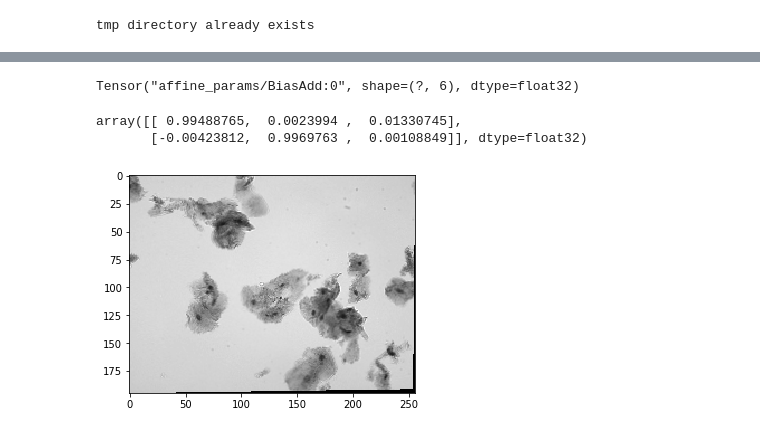
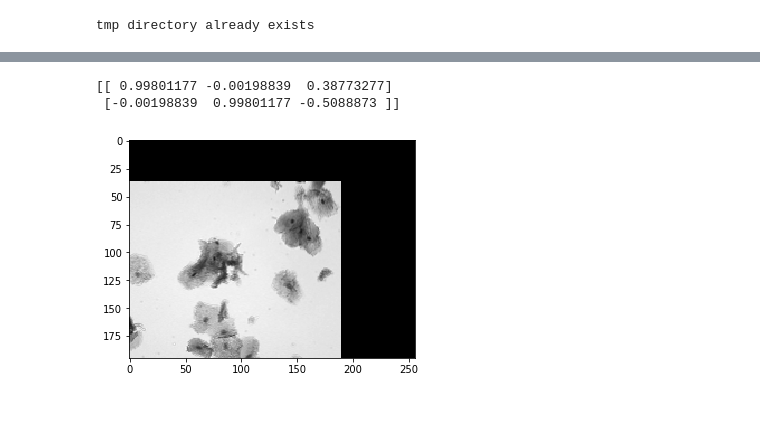
Before and after one commit to tristaaan/stitch-eval, a Jupyter notebook: notebooks/learning-method.ipynb, the cells around one changed output, grey strips where cells are left out. Drawn from its saved outputs; the diff is of its cells as text; code cells hidden in the pictures.

```diff
--- a/notebooks/learning-method.ipynb
+++ b/notebooks/learning-method.ipynb
@@ -355,23 +353,21 @@ plt.show()
 # %%
-im1 = resize(imread(all_files[1]), img_size)
-im2 = resize(imread(all_files[2]), img_size)
-im1 = im1.reshape(-1, *img_size)
-im2 = im2.reshape(-1, *img_size)
+im1 = resize(imread(train_paths[0]), img_size).reshape(-1, *img_size)
+im2 = resize(imread(train_paths[1]), img_size).reshape(-1, *img_size)
+# im2 = resize(rotate(imread(train_paths[1]), 10), img_size).reshape(-1, *img_size)
+
 im3 = my_model.predict([im1, im2])
-# %% [output]
-Tensor("affine_params/BiasAdd:0", shape=(?, 6), dtype=float32)
 # %%
-#
+# a model which does not include the STN and outputs the predicted affine translation
 intermediate_model = Model(inputs=[my_model.get_layer('reference_input').input,
                                    my_model.get_layer('moving_input').input],
                            outputs=[my_model.get_layer('affine_params').output])
-intermediate_model.predict([im1, im2])[0].reshape(2,3)
+M = intermediate_model.predict([im1, im2])[0].reshape(2,3)
+M[0,2] *= img_size[0]
+M[1,2] *= img_size[1]
+print(M)
+plt.imshow(im3[0][:,:,-1], cmap='gray')
+plt.show()
 # %% [output]
-array([[ 0.99488765,  0.0023994 ,  0.01330745],
-       [-0.00423812,  0.9969763 ,  0.00108849]], dtype=float32)
+[[ 0.99801177 -0.00198839  0.38773277]
+ [-0.00198839  0.99801177 -0.5088873 ]]
+[figure, added]
-# %%
-import matplotlib.pyplot as plt
-plt.imshow(im3[0][:,:,-1], cmap='gray')
-plt.show()
-# %% [output]
-[figure, removed]
```
Also changed, not shown: parts of 9 cells of this notebook, 1 other file.
